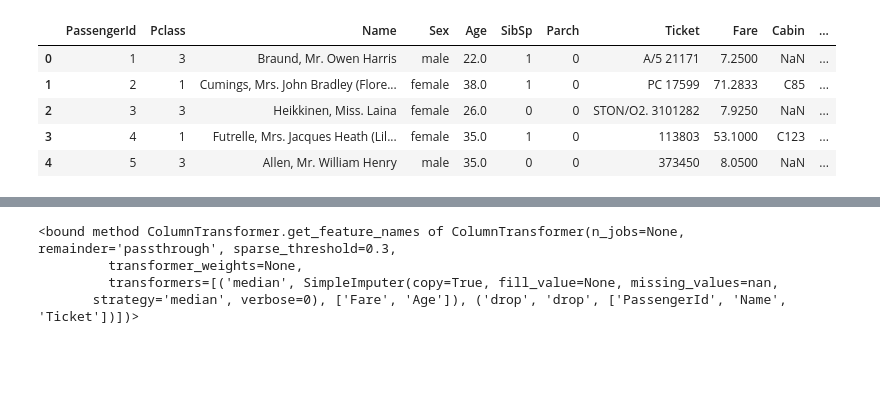
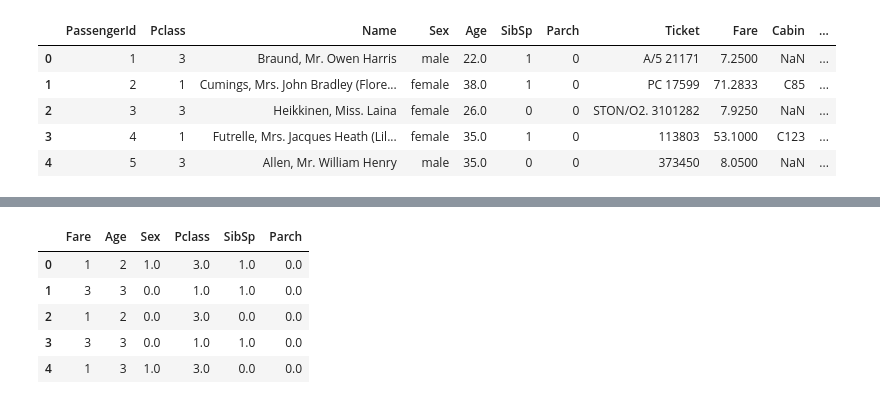
Before and after one commit to LooseDaMoose/myHandsOnDS, a Jupyter notebook: chapter3/C3Ex3_Titanic.ipynb, the cells around one changed output, grey strips where cells are left out. Cells and saved outputs as stored; diff of their text form; code cells hidden in the pictures; blank space fills up the shorter version.

```diff
--- a/chapter3/C3Ex3_Titanic.ipynb
+++ b/chapter3/C3Ex3_Titanic.ipynb
@@ -242,8 +283,12 @@ f.head()
-# %%
-one.get_feature_names
-# %% [output]
-<bound method ColumnTransformer.get_feature_names of ColumnTransformer(n_jobs=None, remainder='passthrough', sparse_threshold=0.3,
-         transformer_weights=None,
-         transformers=[('median', SimpleImputer(copy=True, fill_value=None, missing_values=nan,
-       strategy='median', verbose=0), ['Fare', 'Age']), ('drop', 'drop', ['PassengerId', 'Name', 'Ticket'])])>
+# %%
+data_prep = Pipeline([("a", coltrans), ("b", categorize)])
+X_prepared = data_prep.fit_transform(X_train)
+X_prepared.head()
+# %% [output]
+|  | Fare | Age | Sex | Pclass | SibSp | Parch |
+| 0 | 1 | 2 | 1.0 | 3.0 | 1.0 | 0.0 |
+| 1 | 3 | 3 | 0.0 | 1.0 | 1.0 | 0.0 |
+| 2 | 1 | 2 | 0.0 | 3.0 | 0.0 | 0.0 |
+| 3 | 3 | 3 | 0.0 | 1.0 | 1.0 | 0.0 |
+| 4 | 1 | 3 | 1.0 | 3.0 | 0.0 | 0.0 |
 # %%
```
Also changed, not shown: parts of 11 cells of this notebook.
